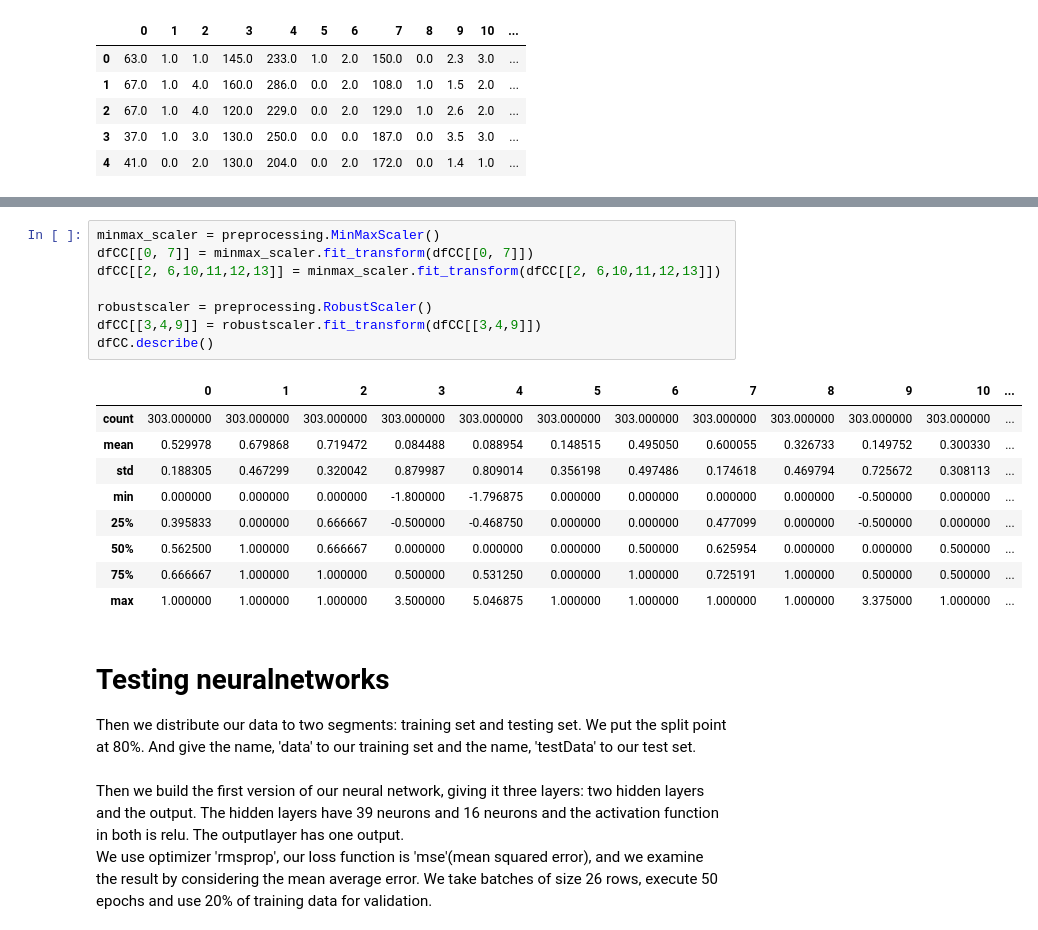
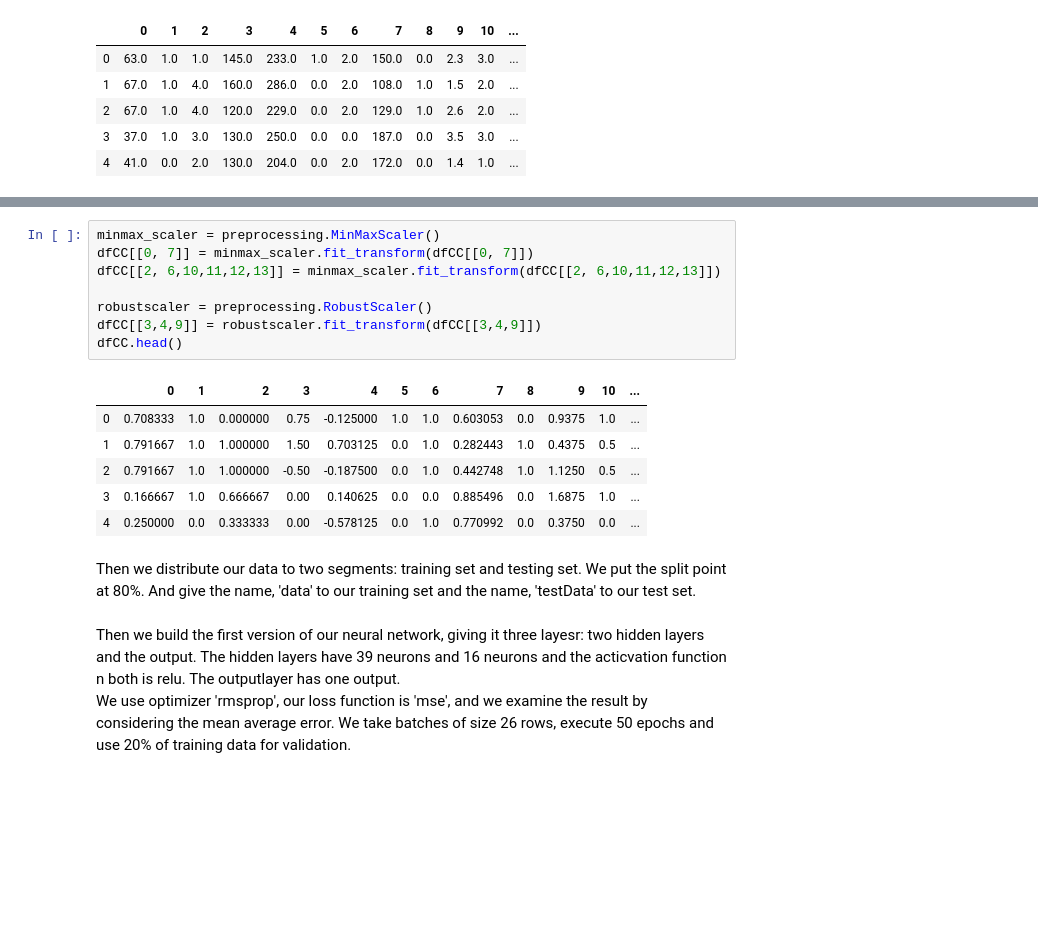
Before and after one commit to JukkaIHolopainen/Neuralnetwork-class, a Jupyter notebook: Case1.ipynb, the cells around one changed output, grey strips where cells are left out. Saved outputs shown, nothing was run; the diff lists cells and outputs as text; blank space fills up the shorter version.

```diff
--- a/Case1.ipynb
+++ b/Case1.ipynb
@@ -104,25 +89,21 @@ dfCC.head()
 # %%
 minmax_scaler = preprocessing.MinMaxScaler()
 dfCC[[0, 7]] = minmax_scaler.fit_transform(dfCC[[0, 7]])
 dfCC[[2, 6,10,11,12,13]] = minmax_scaler.fit_transform(dfCC[[2, 6,10,11,12,13]])
 
 robustscaler = preprocessing.RobustScaler()
 dfCC[[3,4,9]] = robustscaler.fit_transform(dfCC[[3,4,9]])
-dfCC.describe()
+dfCC.head()
 # %% [output]
 |  | 0 | 1 | 2 | 3 | 4 | 5 | 6 | 7 | 8 | 9 | 10 | ... |
-| count | 303.000000 | 303.000000 | 303.000000 | 303.000000 | 303.000000 | 303.000000 | 303.000000 | 303.000000 | 303.000000 | 303.000000 | 303.000000 | ... |
-| mean | 0.529978 | 0.679868 | 0.719472 | 0.084488 | 0.088954 | 0.148515 | 0.495050 | 0.600055 | 0.326733 | 0.149752 | 0.300330 | ... |
-| std | 0.188305 | 0.467299 | 0.320042 | 0.879987 | 0.809014 | 0.356198 | 0.497486 | 0.174618 | 0.469794 | 0.725672 | 0.308113 | ... |
-| min | 0.000000 | 0.000000 | 0.000000 | -1.800000 | -1.796875 | 0.000000 | 0.000000 | 0.000000 | 0.000000 | -0.500000 | 0.000000 | ... |
-| 25% | 0.395833 | 0.000000 | 0.666667 | -0.500000 | -0.468750 | 0.000000 | 0.000000 | 0.477099 | 0.000000 | -0.500000 | 0.000000 | ... |
-| 50% | 0.562500 | 1.000000 | 0.666667 | 0.000000 | 0.000000 | 0.000000 | 0.500000 | 0.625954 | 0.000000 | 0.000000 | 0.500000 | ... |
-| 75% | 0.666667 | 1.000000 | 1.000000 | 0.500000 | 0.531250 | 0.000000 | 1.000000 | 0.725191 | 1.000000 | 0.500000 | 0.500000 | ... |
-| max | 1.000000 | 1.000000 | 1.000000 | 3.500000 | 5.046875 | 1.000000 | 1.000000 | 1.000000 | 1.000000 | 3.375000 | 1.000000 | ... |
+| 0 | 0.708333 | 1.0 | 0.000000 | 0.75 | -0.125000 | 1.0 | 1.0 | 0.603053 | 0.0 | 0.9375 | 1.0 | ... |
+| 1 | 0.791667 | 1.0 | 1.000000 | 1.50 | 0.703125 | 0.0 | 1.0 | 0.282443 | 1.0 | 0.4375 | 0.5 | ... |
+| 2 | 0.791667 | 1.0 | 1.000000 | -0.50 | -0.187500 | 0.0 | 1.0 | 0.442748 | 1.0 | 1.1250 | 0.5 | ... |
+| 3 | 0.166667 | 1.0 | 0.666667 | 0.00 | 0.140625 | 0.0 | 0.0 | 0.885496 | 0.0 | 1.6875 | 1.0 | ... |
+| 4 | 0.250000 | 0.0 | 0.333333 | 0.00 | -0.578125 | 0.0 | 1.0 | 0.770992 | 0.0 | 0.3750 | 0.0 | ... |
 # %% [markdown]
-<h1>Testing neuralnetworks</h1>
 Then we distribute our data to two segments: training set and testing set. We put the split point at 80%. And give the name, 'data' to our training set and the name, 'testData' to our test set.<br><br>
-Then we build the first version of our neural network, giving it three layers: two hidden layers and the output. The hidden layers have 39 neurons and 16 neurons and the activation function in both is relu. The outputlayer has one output. <br>We use optimizer 'rmsprop', our loss function is 'mse'(mean squared error), and we examine the result by considering the mean average error. We take batches of size 26 rows, execute 50 epochs and use 20% of training data for validation.
+Then we build the first version of our neural network, giving it three layesr: two hidden layers and the output. The hidden layers have 39 neurons and 16 neurons and the acticvation function n both is relu. The outputlayer has one output. <br>We use optimizer 'rmsprop', our loss function is 'mse', and we examine the result by considering the mean average error. We take batches of size 26 rows, execute 50 epochs and use 20% of training data for validation.
 # %%
 msk = np.random.rand(len(dfCC)) < 0.8
 train = dfCC[msk]
```
Also changed, not shown: parts of 54 cells of this notebook.
